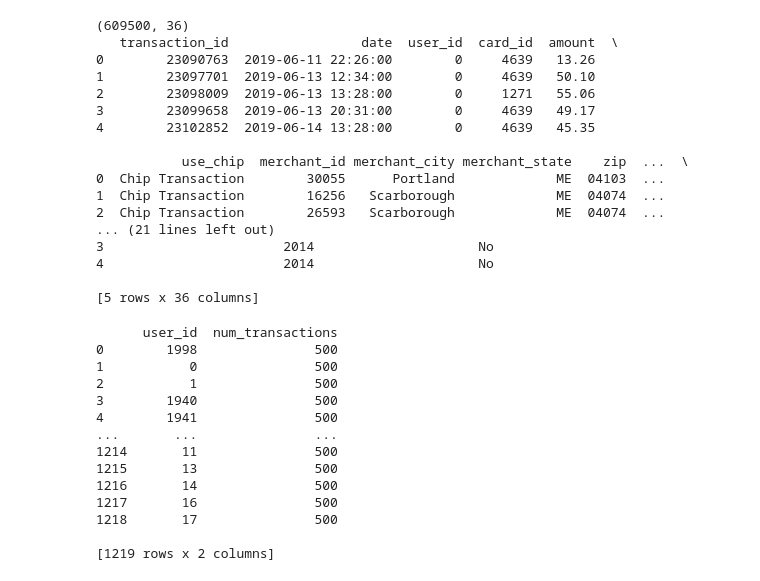
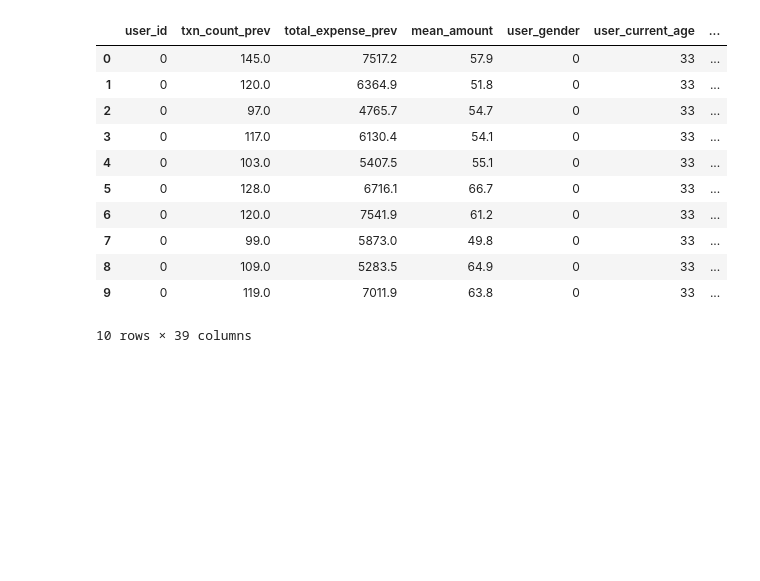
Before and after one commit to QHCeng/Capstone, a Jupyter notebook: lstm_demo.ipynb, the cells around one changed output. Cells and saved outputs as stored; diff of their text form; code cells hidden in the pictures; blank space fills up the shorter version.

```diff
--- a/lstm_demo.ipynb
+++ b/lstm_demo.ipynb
@@ -43,21 +3,0 @@ df = pd.read_csv("recent500.csv")
-# %%
-print(df.shape)
-print(df.head())
-# %% [output]
-(609500, 36)
-   transaction_id                 date  user_id  card_id  amount  \
-0        23090763  2019-06-11 22:26:00        0     4639   13.26
-1        23097701  2019-06-13 12:34:00        0     4639   50.10
-2        23098009  2019-06-13 13:28:00        0     1271   55.06
-3        23099658  2019-06-13 20:31:00        0     4639   49.17
-4        23102852  2019-06-14 13:28:00        0     4639   45.35
-
-           use_chip  merchant_id merchant_city merchant_state    zip  ...  \
-0  Chip Transaction        30055      Portland             ME  04103  ...
-1  Chip Transaction        16256   Scarborough             ME  04074  ...
-2  Chip Transaction        26593   Scarborough             ME  04074  ...
-... (21 lines left out)
-3                       2014                     No
-4                       2014                     No
-
-[5 rows x 36 columns]
@@ -67,17 +3,0 @@ user_counts.columns = ['user_id', 'num_transactions']
-# %%
-print(user_counts)
-# %% [output]
-      user_id  num_transactions
-0        1998               500
-1           0               500
-2           1               500
-3        1940               500
-4        1941               500
-...       ...               ...
-1214       11               500
-1215       13               500
-1216       14               500
-1217       16               500
-1218       17               500
-
-[1219 rows x 2 columns]
@@ -97 +4,29 @@ df['credit_utilization'] = df['amount'].abs() / (df['card_credit_limit'] + 1e-6)
+# %%
+df = pd.read_csv('sequence_with_lag_features.csv')
+df['is_holiday'] = df['is_holiday'].replace({False: 0, True: 1})
+df['1y_holiday_diff'] = df['1y_holiday_diff'].fillna(0)
+df['lag_1_spending'] = df['lag_1_spending'].fillna(0)
+df['lag_2_spending'] = df['lag_2_spending'].fillna(0)
+df['lag_3_spending'] = df['lag_3_spending'].fillna(0)
+df['lag_5_spending'] = df['lag_5_spending'].fillna(0)
+df['lag_6_spending'] = df['lag_6_spending'].fillna(0)
+df['lag_7_spending'] = df['lag_7_spending'].fillna(0)
+df['lag_9_spending'] = df['lag_9_spending'].fillna(0)
+df['lag_11_spending'] = df['lag_11_spending'].fillna(0)
+df['lag_12_spending'] = df['lag_12_spending'].fillna(0)
+df = df.drop(columns=['year_month'])
+df.head(10)
+# %% [output]
+|  | user_id | txn_count_prev | total_expense_prev | mean_amount | user_gender | user_current_age | ... |
+| 0 | 0 | 145.0 | 7517.2 | 57.9 | 0 | 33 | ... |
+| 1 | 0 | 120.0 | 6364.9 | 51.8 | 0 | 33 | ... |
+| 2 | 0 | 97.0 | 4765.7 | 54.7 | 0 | 33 | ... |
+| 3 | 0 | 117.0 | 6130.4 | 54.1 | 0 | 33 | ... |
+| 4 | 0 | 103.0 | 5407.5 | 55.1 | 0 | 33 | ... |
+| 5 | 0 | 128.0 | 6716.1 | 66.7 | 0 | 33 | ... |
+| 6 | 0 | 120.0 | 7541.9 | 61.2 | 0 | 33 | ... |
+| 7 | 0 | 99.0 | 5873.0 | 49.8 | 0 | 33 | ... |
+| 8 | 0 | 109.0 | 5283.5 | 64.9 | 0 | 33 | ... |
+| 9 | 0 | 119.0 | 7011.9 | 63.8 | 0 | 33 | ... |
+10 rows × 39 columns
 # %%
```
Also changed, not shown: parts of 18 cells of this notebook.
